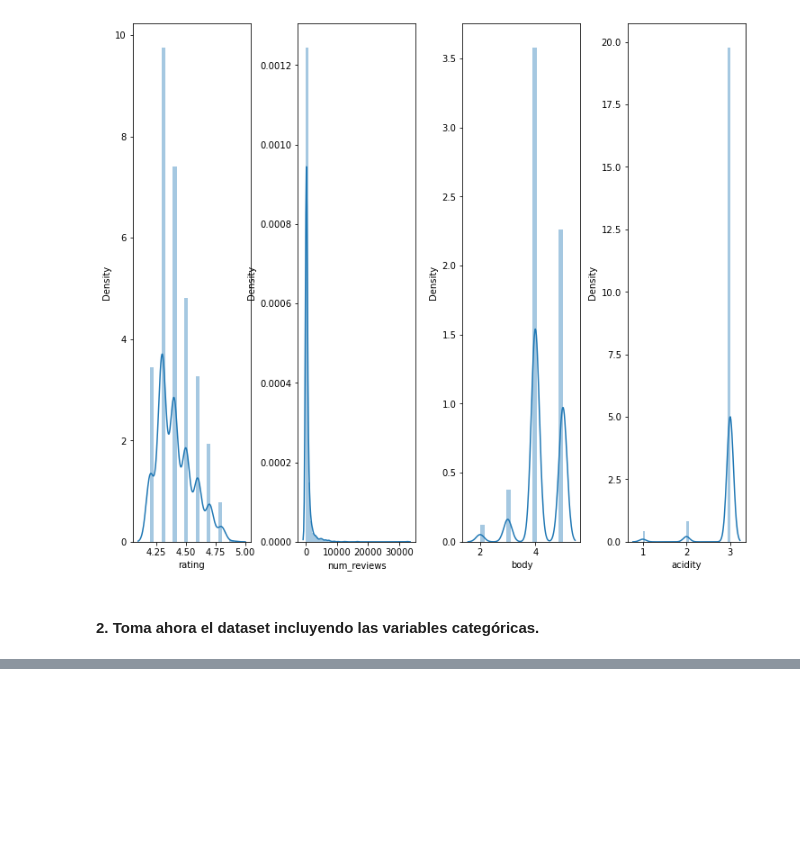
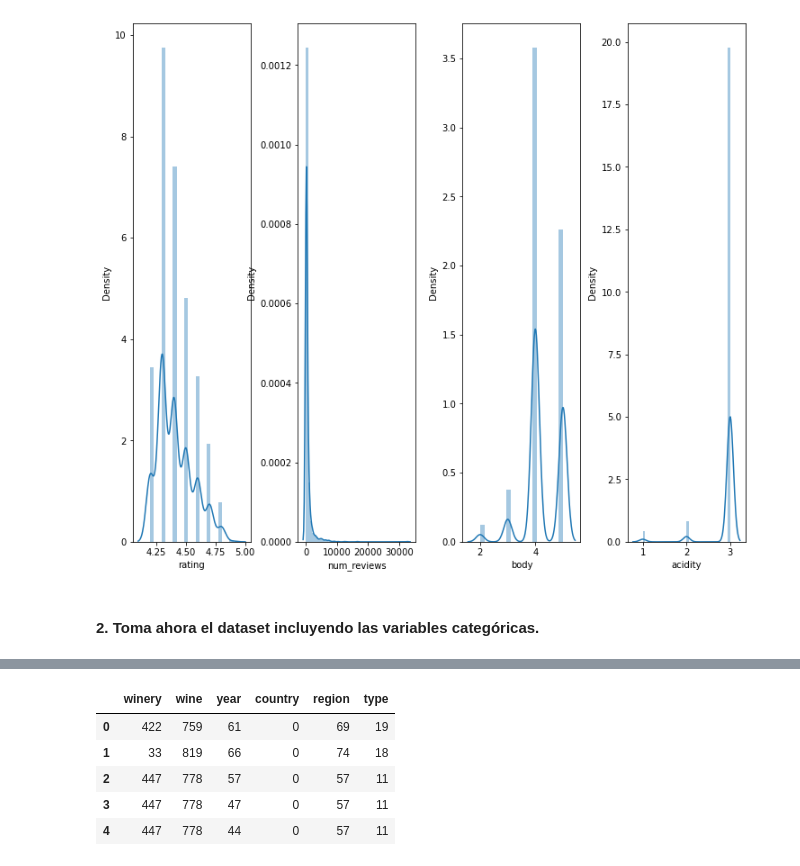
Before and after one commit to Adalab/DA-promo-A-module-3-pairprog-1-pair-3-Olivia-Laura, a Jupyter notebook: REGRESION/REGRESION_LINEAL_3/pair_regresion_3.ipynb, the cells around one changed output, grey strips where cells are left out. Saved outputs shown, nothing was run; the diff lists cells and outputs as text; code cells hidden in the pictures; blank space fills up the shorter version.

```diff
--- a/REGRESION/REGRESION_LINEAL_3/pair_regresion_3.ipynb
+++ b/REGRESION/REGRESION_LINEAL_3/pair_regresion_3.ipynb
@@ -212,0 +271,9 @@ SyntaxError: invalid syntax (4095020788.py, line 1)
+# %%
+vinos_encoded.head()
+# %% [output]
+|  | winery | wine | year | country | region | type |
+| 0 | 422 | 759 | 61 | 0 | 69 | 19 |
+| 1 | 33 | 819 | 66 | 0 | 74 | 18 |
+| 2 | 447 | 778 | 57 | 0 | 57 | 11 |
+| 3 | 447 | 778 | 47 | 0 | 57 | 11 |
+| 4 | 447 | 778 | 44 | 0 | 57 | 11 |
```
Also changed, not shown: parts of 15 cells of this notebook.
